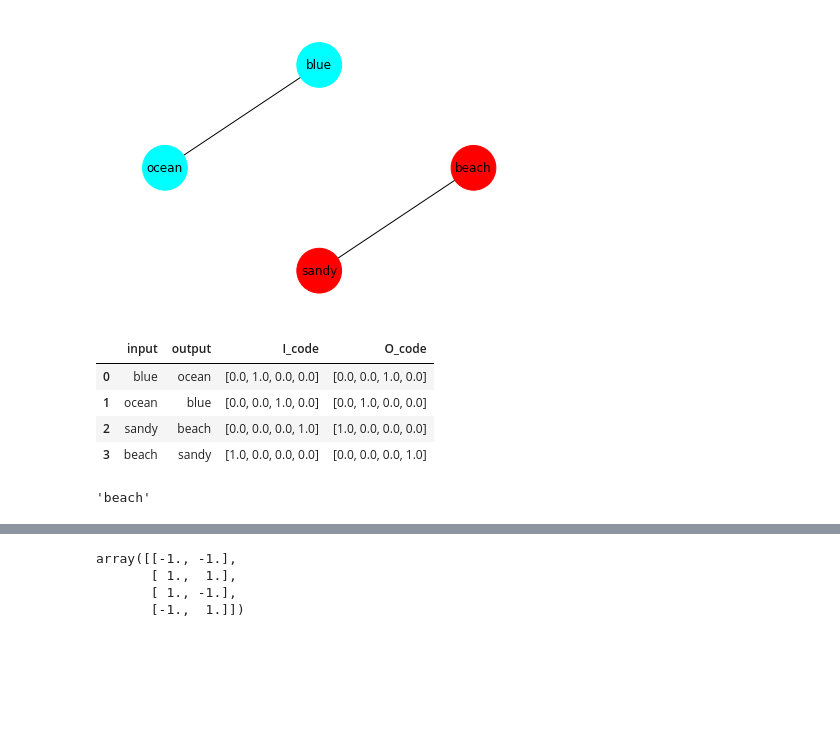
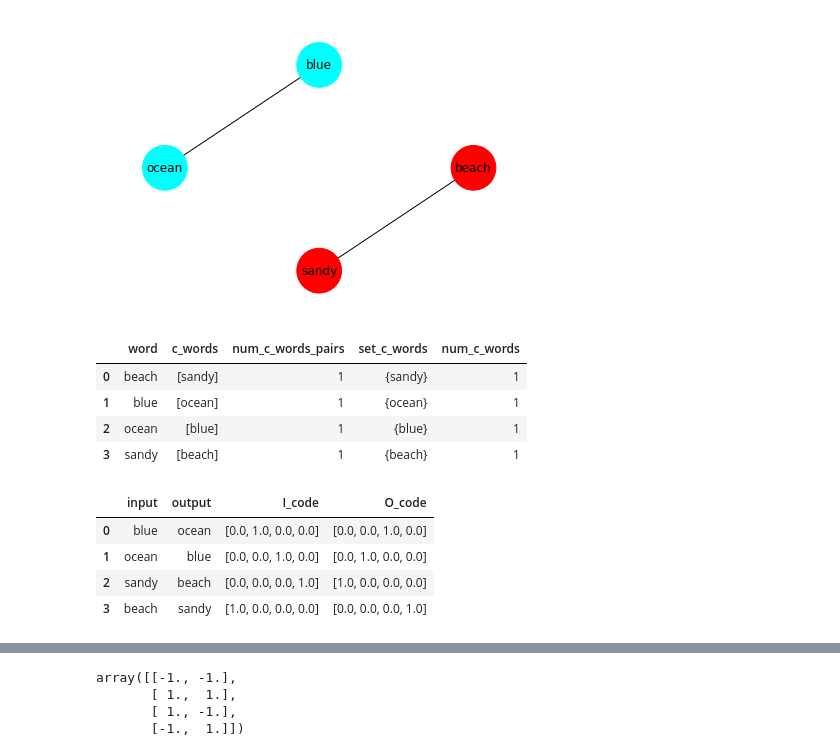
Before and after one commit to ftk1000/w2v_ftk1000, a Jupyter notebook: w2v_tf_4words.ipynb, the cells around one changed output, grey strips where cells are left out. Saved outputs shown, nothing was run; the diff lists cells and outputs as text; code cells hidden in the pictures; blank space fills up the shorter version.

```diff
--- a/w2v_tf_4words.ipynb
+++ b/w2v_tf_4words.ipynb
@@ -522,6 +522,14 @@ plt.show()
 #   dot.edge(   dfint.input[i],    dfint.label[i], constraint='false' )
 
 # dot.render('junk', view=True)
+# %%
+df_context_words
+# %% [output]
+|  | word | c_words | num_c_words_pairs | set_c_words | num_c_words |
+| 0 | beach | [sandy] | 1 | {sandy} | 1 |
+| 1 | blue | [ocean] | 1 | {ocean} | 1 |
+| 2 | ocean | [blue] | 1 | {blue} | 1 |
+| 3 | sandy | [beach] | 1 | {beach} | 1 |
 # %%
 df
 # %% [output]
@@ -530,7 +538,3 @@ df
 | 1 | ocean | blue | [0.0, 0.0, 1.0, 0.0] | [0.0, 1.0, 0.0, 0.0] |
 | 2 | sandy | beach | [0.0, 0.0, 0.0, 1.0] | [1.0, 0.0, 0.0, 0.0] |
 | 3 | beach | sandy | [1.0, 0.0, 0.0, 0.0] | [0.0, 0.0, 0.0, 1.0] |
-# %%
-word
-# %% [output]
-'beach'
```
Also changed, not shown: parts of 12 cells of this notebook.
